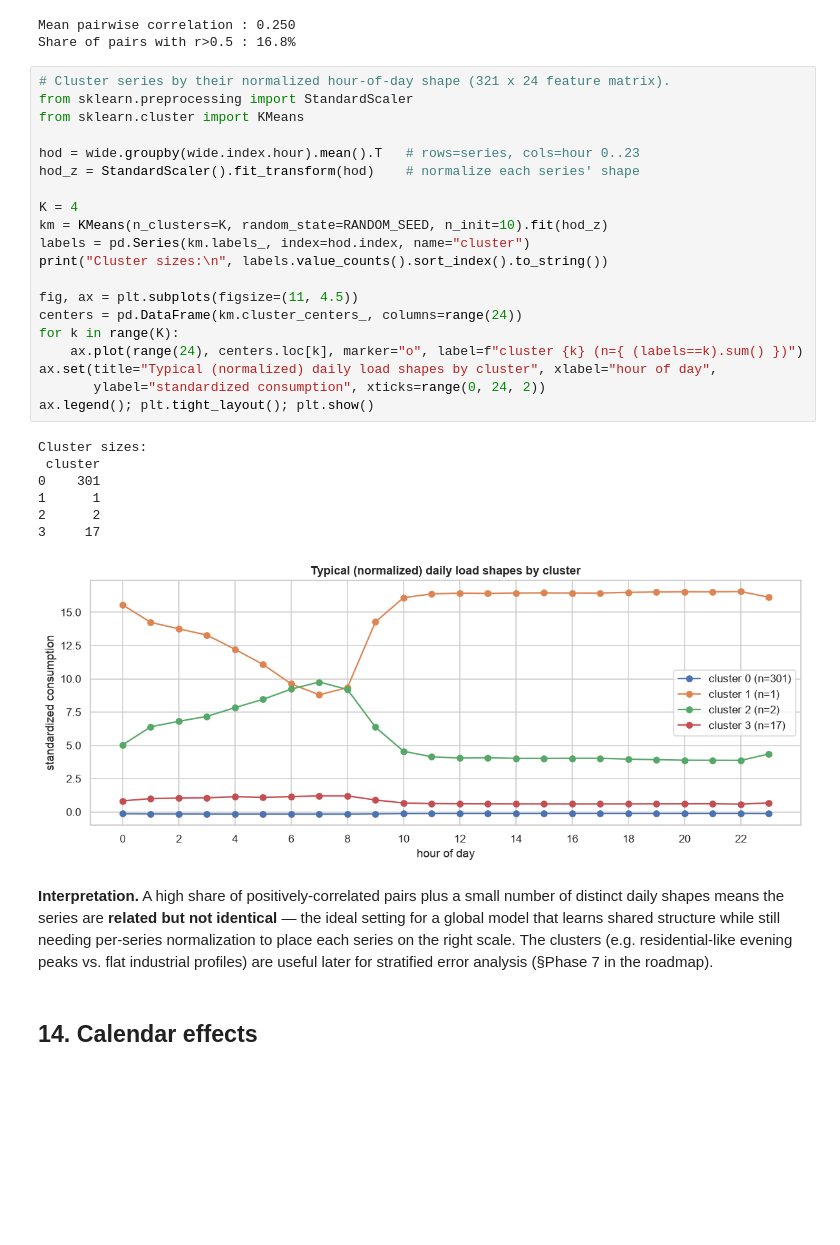
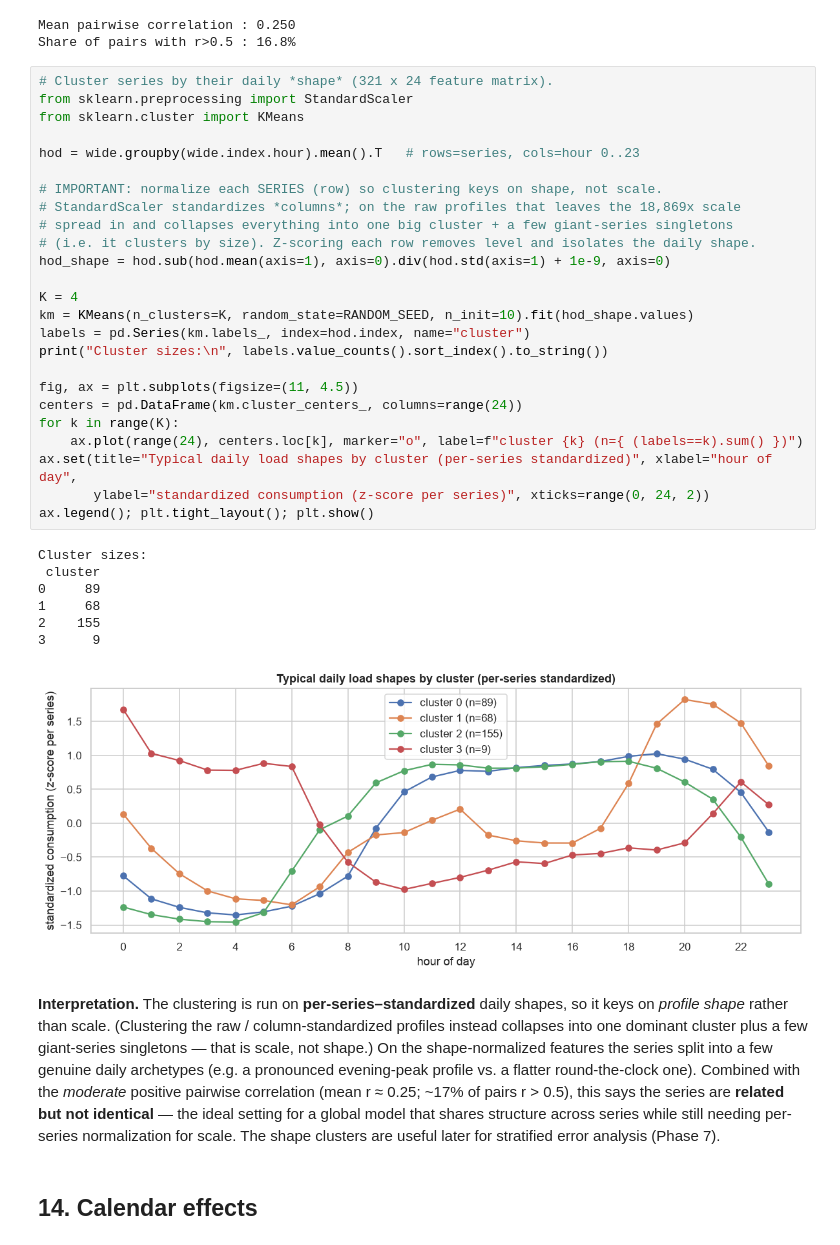
Before and after one commit to mskayacioglu/energy-demand-forecasting-foundation-models, a Jupyter notebook: notebooks/01_exploratory_data_analysis.ipynb, the cells around one changed output. Cells and saved outputs as stored; diff of their text form; blank space fills up the shorter version.

```diff
--- a/notebooks/01_exploratory_data_analysis.ipynb
+++ b/notebooks/01_exploratory_data_analysis.ipynb
@@ -733,39 +793,48 @@ print(f"Share of pairs with r>0.5 : {(upper > 0.5).mean()*100:.1f}%")
 Mean pairwise correlation : 0.250
 Share of pairs with r>0.5 : 16.8%
 # %%
-# Cluster series by their normalized hour-of-day shape (321 x 24 feature matrix).
+# Cluster series by their daily *shape* (321 x 24 feature matrix).
 from sklearn.preprocessing import StandardScaler
 from sklearn.cluster import KMeans
 
 hod = wide.groupby(wide.index.hour).mean().T   # rows=series, cols=hour 0..23
-hod_z = StandardScaler().fit_transform(hod)    # normalize each series' shape
+
+# IMPORTANT: normalize each SERIES (row) so clustering keys on shape, not scale.
+# StandardScaler standardizes *columns*; on the raw profiles that leaves the 18,869x scale
+# spread in and collapses everything into one big cluster + a few giant-series singletons
+# (i.e. it clusters by size). Z-scoring each row removes level and isolates the daily shape.
+hod_shape = hod.sub(hod.mean(axis=1), axis=0).div(hod.std(axis=1) + 1e-9, axis=0)
 
 K = 4
-km = KMeans(n_clusters=K, random_state=RANDOM_SEED, n_init=10).fit(hod_z)
+km = KMeans(n_clusters=K, random_state=RANDOM_SEED, n_init=10).fit(hod_shape.values)
 labels = pd.Series(km.labels_, index=hod.index, name="cluster")
 print("Cluster sizes:\n", labels.value_counts().sort_index().to_string())
 
 fig, ax = plt.subplots(figsize=(11, 4.5))
 centers = pd.DataFrame(km.cluster_centers_, columns=range(24))
 for k in range(K):
     ax.plot(range(24), centers.loc[k], marker="o", label=f"cluster {k} (n={ (labels==k).sum() })")
-ax.set(title="Typical (normalized) daily load shapes by cluster", xlabel="hour of day",
-       ylabel="standardized consumption", xticks=range(0, 24, 2))
+ax.set(title="Typical daily load shapes by cluster (per-series standardized)", xlabel="hour of day",
+       ylabel="standardized consumption (z-score per series)", xticks=range(0, 24, 2))
 ax.legend(); plt.tight_layout(); plt.show()
 # %% [output]
 Cluster sizes:
  cluster
-0    301
-1      1
-2      2
-3     17
+0     89
+1     68
+2    155
+3      9
-[figure, old version]
+[figure, new version]
 # %% [markdown]
-**Interpretation.** A high share of positively-correlated pairs plus a small number of distinct
-daily shapes means the series are **related but not identical** — the ideal setting for a global
-model that learns shared structure while still needing per-series normalization to place each series
-on the right scale. The clusters (e.g. residential-like evening peaks vs. flat industrial profiles)
-are useful later for stratified error analysis (§Phase 7 in the roadmap).
+**Interpretation.** The clustering is run on **per-series–standardized** daily shapes, so it keys on
+*profile shape* rather than scale. (Clustering the raw / column-standardized profiles instead collapses
+into one dominant cluster plus a few giant-series singletons — that is scale, not shape.) On the
+shape-normalized features the series split into a few genuine daily archetypes (e.g. a pronounced
+evening-peak profile vs. a flatter round-the-clock one). Combined with the *moderate* positive pairwise
+correlation (mean r ≈ 0.25; ~17% of pairs r > 0.5), this says the series are **related but not
+identical** — the ideal setting for a global model that shares structure across series while still
+needing per-series normalization for scale. The shape clusters are useful later for stratified error
+analysis (Phase 7).
 # %% [markdown]
 ## 14. Calendar effects
 # %%
```
Also changed, not shown: parts of 8 cells of this notebook.
